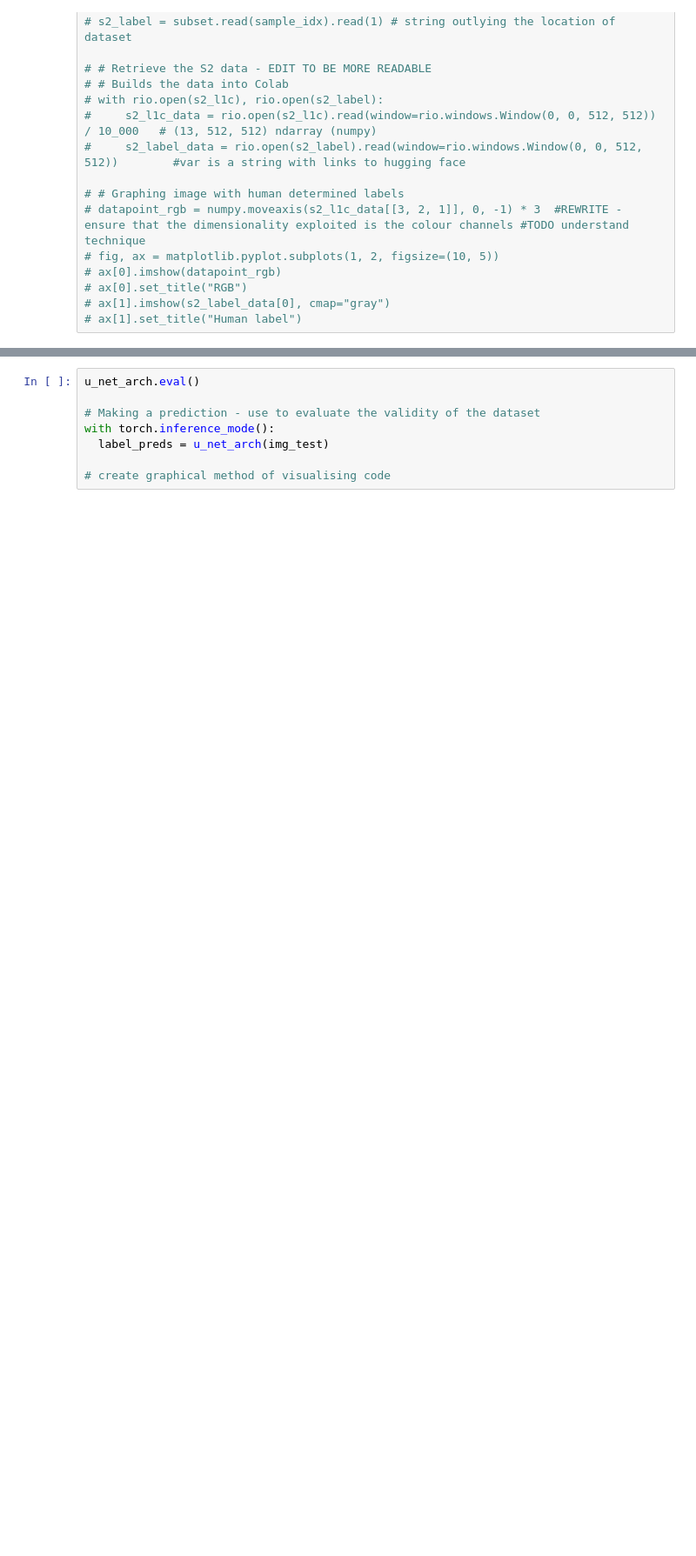
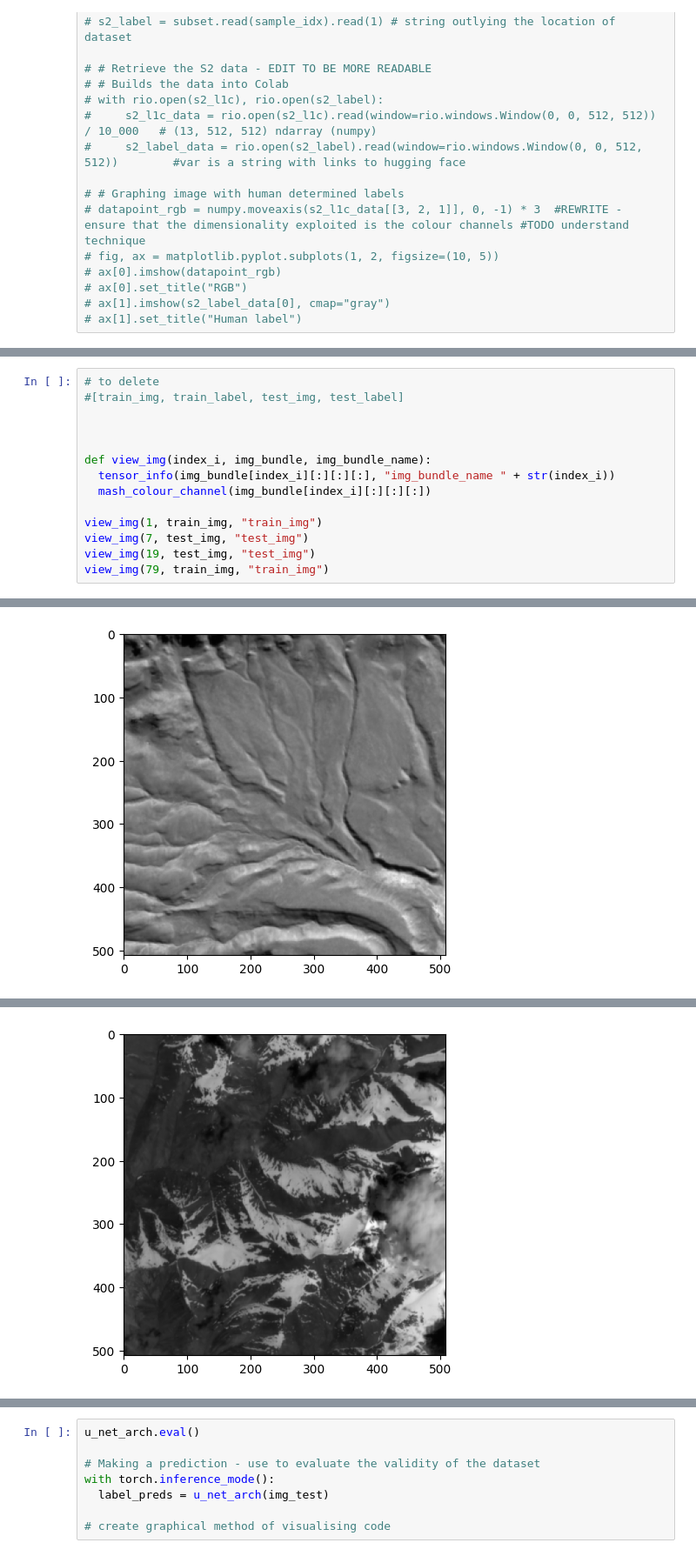
Before and after one commit to Kobajojn/FYRP_U-Net_Architecture, a Jupyter notebook: U_net_Architecture.ipynb, the cells around one changed output, grey strips where cells are left out. Shown at 87% size. Cells and saved outputs as stored; diff of their text form; blank space fills up the shorter version.

```diff
--- a/U_net_Architecture.ipynb
+++ b/U_net_Architecture.ipynb
@@ -631,0 +764,15 @@ TypeError: can't convert np.ndarray of type numpy.object_. The only supported ty
+# %%
+# to delete
+#[train_img, train_label, test_img, test_label]
+
+
+
+def view_img(index_i, img_bundle, img_bundle_name):
+  tensor_info(img_bundle[index_i][:][:][:], "img_bundle_name " + str(index_i))
+  mash_colour_channel(img_bundle[index_i][:][:][:])
+
+view_img(1, train_img, "train_img")
+view_img(7, test_img, "test_img")
+view_img(19, test_img, "test_img")
+view_img(79, train_img, "train_img")
+# %% [output]
@@ -631,0 +788 @@ TypeError: can't convert np.ndarray of type numpy.object_. The only supported ty
+[figure, added]
@@ -631,0 +798 @@ TypeError: can't convert np.ndarray of type numpy.object_. The only supported ty
+[figure, added]
```
Also changed, not shown: parts of 11 cells of this notebook.
